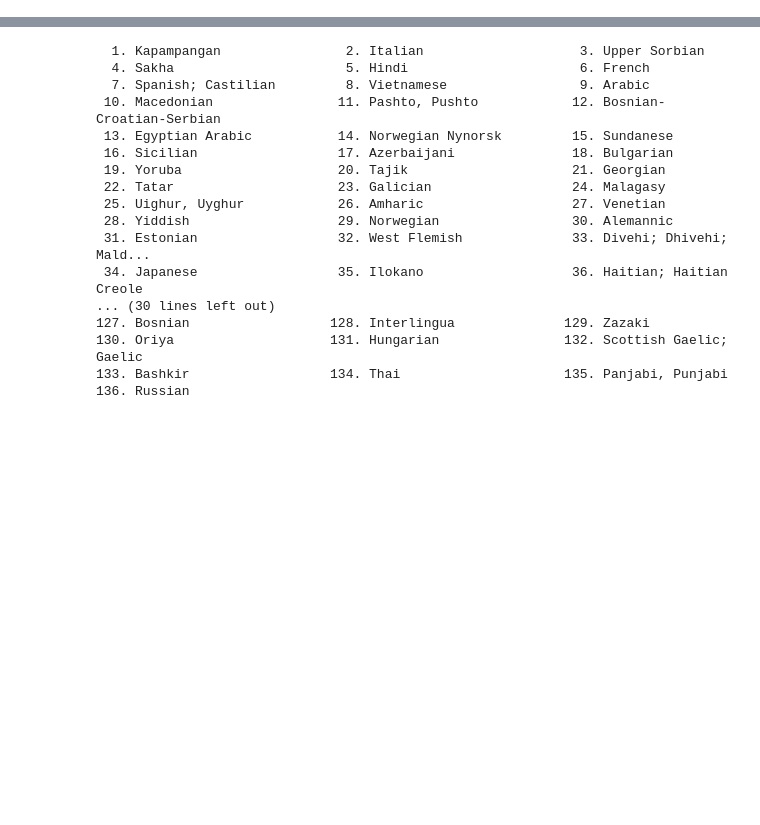
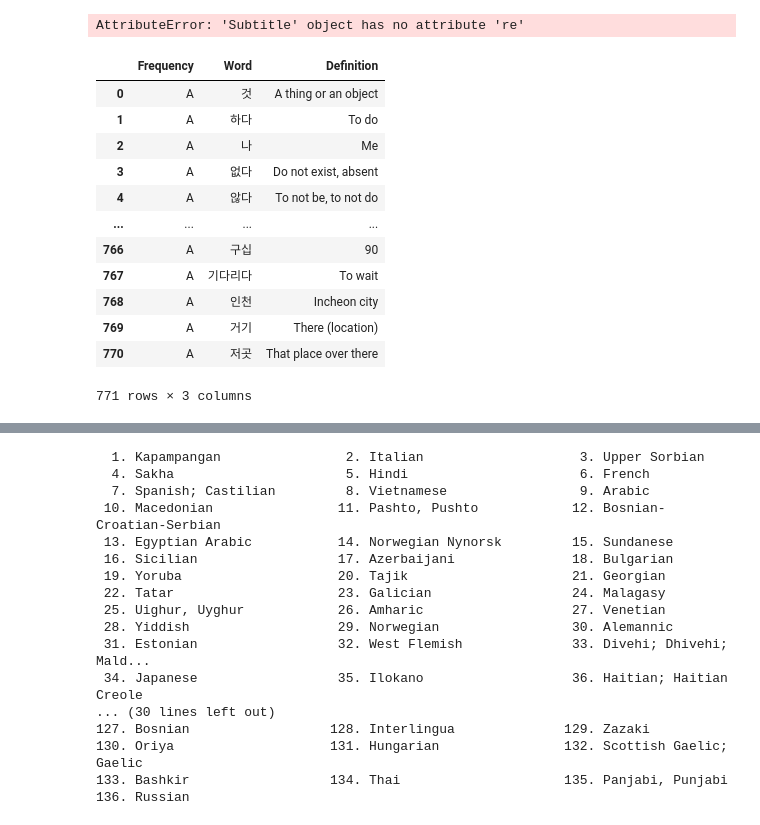
Before and after one commit to dr-robin/topiknlp, a Jupyter notebook: topiknlp.ipynb, the cells around one changed output, grey strips where cells are left out. Drawn from its saved outputs; the diff is of its cells as text; code cells hidden in the pictures; blank space fills up the shorter version.

```diff
--- a/topiknlp.ipynb
+++ b/topiknlp.ipynb
@@ -238,0 +99,23 @@ ValueError: Package 'pos2.ko' not found in index
+# %%
+import pandas as pd
+freqlist = pd.read_csv('data/topikwordfreq - Sheet1.csv')
+# %%
+subs[1].re('\<(.*?)\>')
+# %% [output]
+AttributeError: 'Subtitle' object has no attribute 're'
+# %%
+freqlist[freqlist.Frequency=='A']
+# %% [output]
+|  | Frequency | Word | Definition |
+| 0 | A | 것 | A thing or an object |
+| 1 | A | 하다 | To do |
+| 2 | A | 나 | Me |
+| 3 | A | 없다 | Do not exist, absent |
+| 4 | A | 않다 | To not be, to not do |
+| ... | ... | ... | ... |
+| 766 | A | 구십 | 90 |
+| 767 | A | 기다리다 | To wait |
+| 768 | A | 인천 | Incheon city |
+| 769 | A | 거기 | There (location) |
+| 770 | A | 저곳 | That place over there |
+771 rows × 3 columns
```
Also changed, not shown: parts of 59 cells of this notebook, 7 other files.
